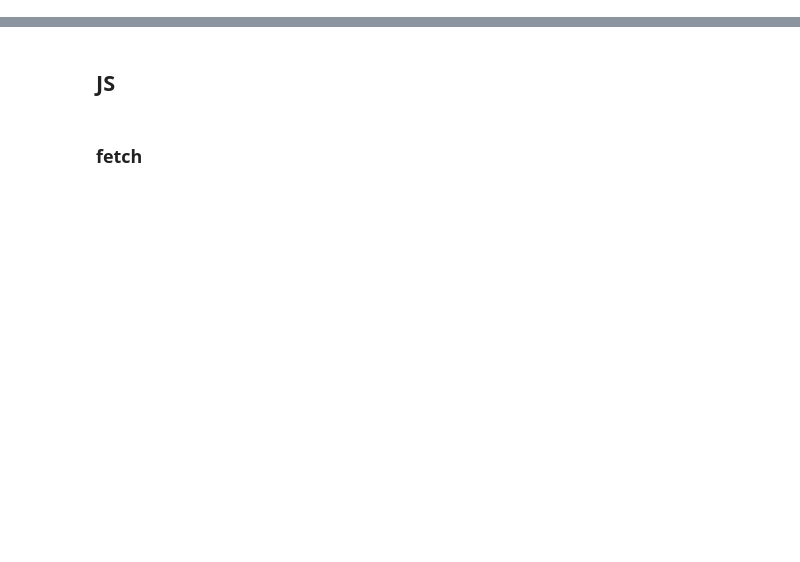
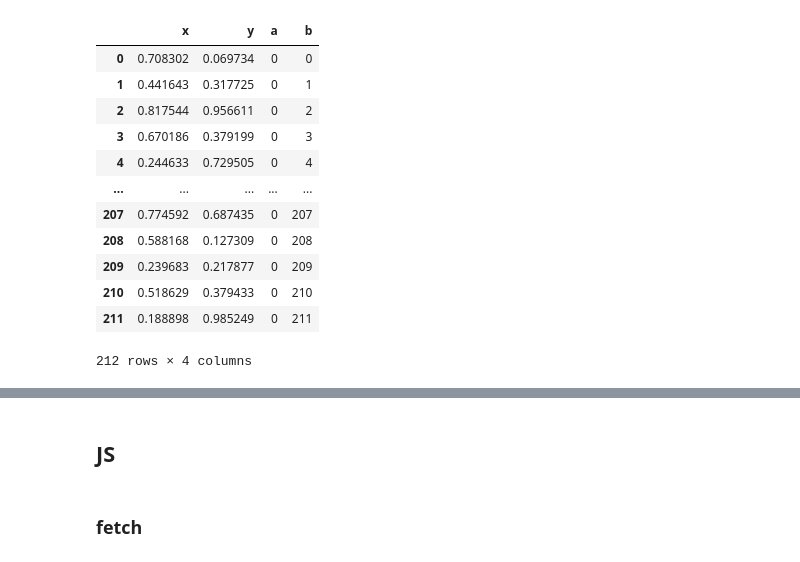
Before and after one commit to ircam-ismm/nime2022-elicitation-demo, a Jupyter notebook: notebooks/analysis.ipynb, the cells around one changed output, grey strips where cells are left out. Drawn from its saved outputs; the diff is of its cells as text; code cells hidden in the pictures; blank space fills up the shorter version.

```diff
--- a/notebooks/analysis.ipynb
+++ b/notebooks/analysis.ipynb
@@ -2,0 +54,16 @@
+# %%
+pd.concat([df, df1], axis=1)
+# %% [output]
+|  | x | y | a | b |
+| 0 | 0.708302 | 0.069734 | 0 | 0 |
+| 1 | 0.441643 | 0.317725 | 0 | 1 |
+| 2 | 0.817544 | 0.956611 | 0 | 2 |
+| 3 | 0.670186 | 0.379199 | 0 | 3 |
+| 4 | 0.244633 | 0.729505 | 0 | 4 |
+| ... | ... | ... | ... | ... |
+| 207 | 0.774592 | 0.687435 | 0 | 207 |
+| 208 | 0.588168 | 0.127309 | 0 | 208 |
+| 209 | 0.239683 | 0.217877 | 0 | 209 |
+| 210 | 0.518629 | 0.379433 | 0 | 210 |
+| 211 | 0.188898 | 0.985249 | 0 | 211 |
+212 rows × 4 columns
```
Also changed, not shown: parts of 21 cells of this notebook, 6 other files.
